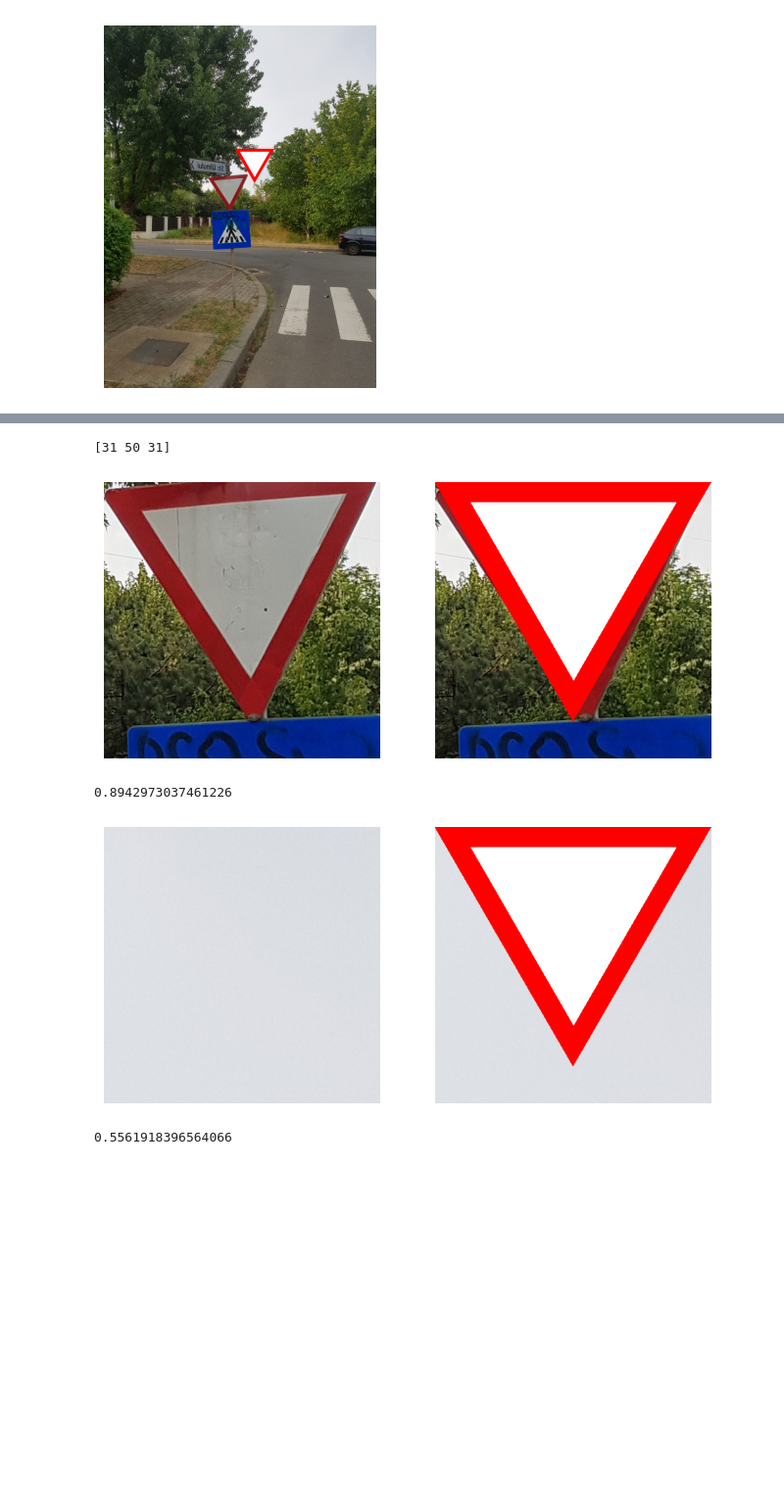
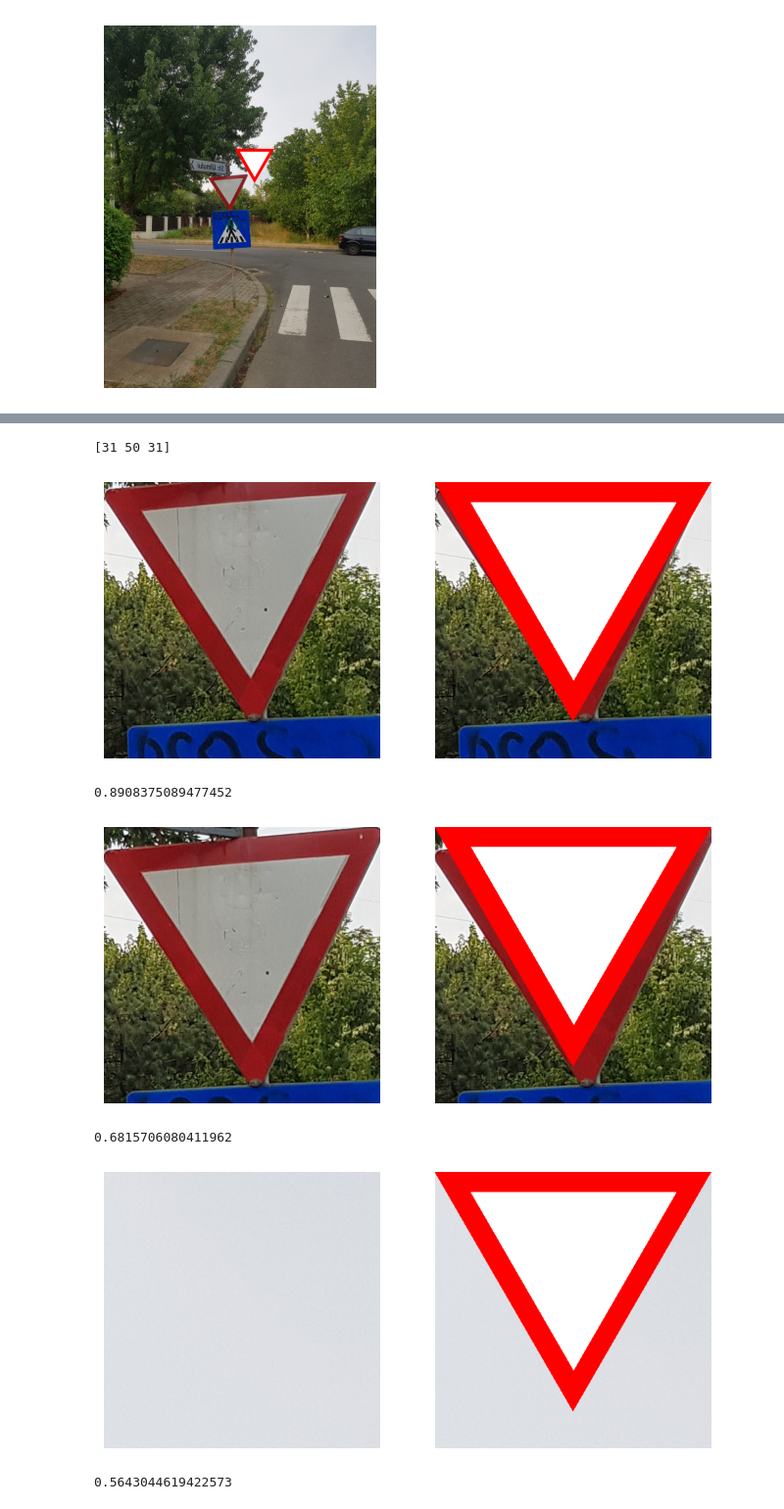
Before and after one commit to mircea-mihail/bike-system, a Jupyter notebook: scripts-and-misc/detectSigns/detect_give-way.ipynb, the cells around one changed output, grey strips where cells are left out. Shown at 98% size. Saved outputs shown, nothing was run; the diff lists cells and outputs as text; code cells hidden in the pictures; blank space fills up the shorter version.

```diff
--- a/scripts-and-misc/detectSigns/detect_give-way.ipynb
+++ b/scripts-and-misc/detectSigns/detect_give-way.ipynb
@@ -29,7 +29,7 @@ BLUE_PX = 2
 # print a picture
 
 gw_images = []
-for img_name in os.listdir(GIVE_WAY_DIR):
+for img_name in sorted(os.listdir(GIVE_WAY_DIR)):
     gw_images.append(np.transpose(mpimg.imread(os.path.join(GIVE_WAY_DIR, img_name)), (1, 0, 2)))
 
 test_img = gw_images[7]
@@ -253,36 +258,46 @@ def check_for_sign(p_img, p_x_start, p_y_start, p_side):
 # def print_selected_shape(img, p_x_start, p_y_start, p_side):
 # 	mat_to_print = np.zeros((p_side, p_side, 3))
 # 	plt.imshow(mat_to_print)
 # 	plt.show()
 # 	for i in range(0, p_side):
 # 		for j in range(0, p_side):
 # 			for px in range(0, 3):
 # 				mat_to_print[i][j][px] = img[p_x_start + i][p_y_start + j][px]
 
 # 	plt.imshow(mat_to_print)
 # 	plt.show()
 
 np.shape(test_img)
 len(test_img[0])
 print(test_img[0][0])
 img = test_img.copy()
 
 # drawRgbSign(imgu, 0, 1853, 440)
 x_val = 1680
 y_val = 1160
 side = 440
 
 good_score = check_for_sign(test_img, x_val, y_val, side)
 print(good_score)
 
+x_val = 1655
+y_val = 1162
+side = 432
+
+computed_score = check_for_sign(test_img, x_val, y_val, side)
+print(computed_score)
+
+
 bad_score = check_for_sign(test_img, 0, 1853, 440)
 print(bad_score)
 # %% [output]
 [31 50 31]
 [figure]
-0.8942973037461226
+0.8908375089477452
-[figure, old version]
+[figure, new version]
-0.5561918396564066
+0.6815706080411962
+[figure, added]
+0.5643044619422573
 # %%
 # find red chunks and separate them by labling
 
```
Also changed, not shown: parts of 4 cells of this notebook.
